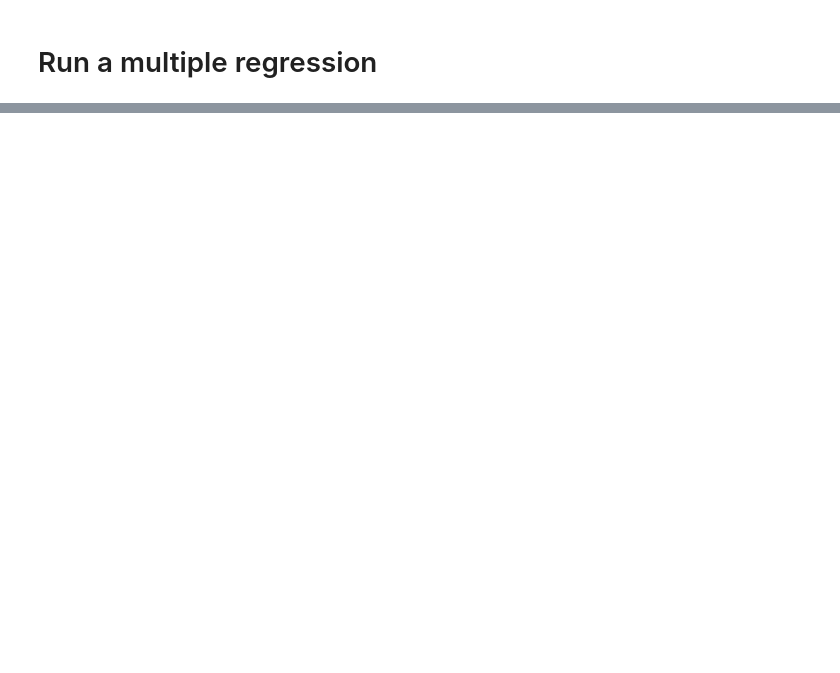
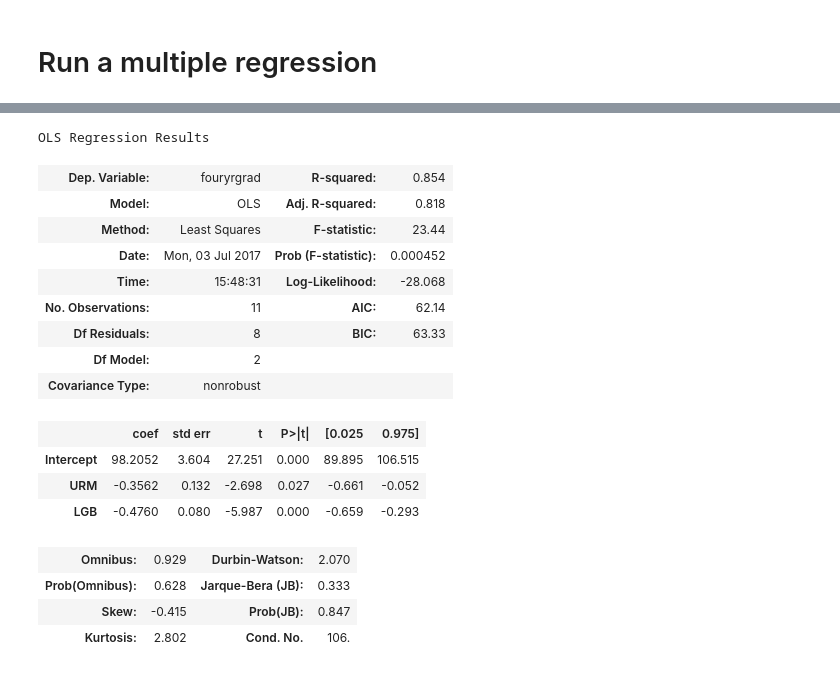
Before and after one commit to gbritton/ihtfd, a Jupyter notebook: DormAnalysis.ipynb, the cells around one changed output, grey strips where cells are left out. Drawn from its saved outputs; the diff is of its cells as text; code cells hidden in the pictures; blank space fills up the shorter version.

```diff
--- a/DormAnalysis.ipynb
+++ b/DormAnalysis.ipynb
@@ -44,0 +53,21 @@ ValueError: For numerical factors, num_columns must be an int
+# %%
+lm.summary()
+# %% [output]
+OLS Regression Results
+| Dep. Variable: | fouryrgrad | R-squared: | 0.854 |
+| Model: | OLS | Adj. R-squared: | 0.818 |
+| Method: | Least Squares | F-statistic: | 23.44 |
+| Date: | Mon, 03 Jul 2017 | Prob (F-statistic): | 0.000452 |
+| Time: | 15:48:31 | Log-Likelihood: | -28.068 |
+| No. Observations: | 11 | AIC: | 62.14 |
+| Df Residuals: | 8 | BIC: | 63.33 |
+| Df Model: | 2 |  |  |
+| Covariance Type: | nonrobust |  |  |
+|  | coef | std err | t | P>|t| | [0.025 | 0.975] |
+| Intercept | 98.2052 | 3.604 | 27.251 | 0.000 | 89.895 | 106.515 |
+| URM | -0.3562 | 0.132 | -2.698 | 0.027 | -0.661 | -0.052 |
+| LGB | -0.4760 | 0.080 | -5.987 | 0.000 | -0.659 | -0.293 |
+| Omnibus: | 0.929 | Durbin-Watson: | 2.070 |
+| Prob(Omnibus): | 0.628 | Jarque-Bera (JB): | 0.333 |
+| Skew: | -0.415 | Prob(JB): | 0.847 |
+| Kurtosis: | 2.802 | Cond. No. | 106. |
```
Also changed, not shown: parts of 3 cells of this notebook.
